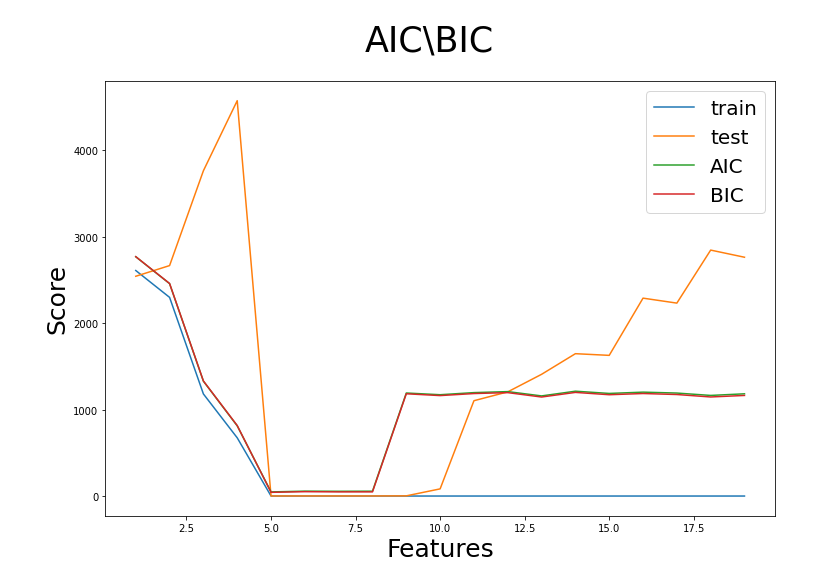
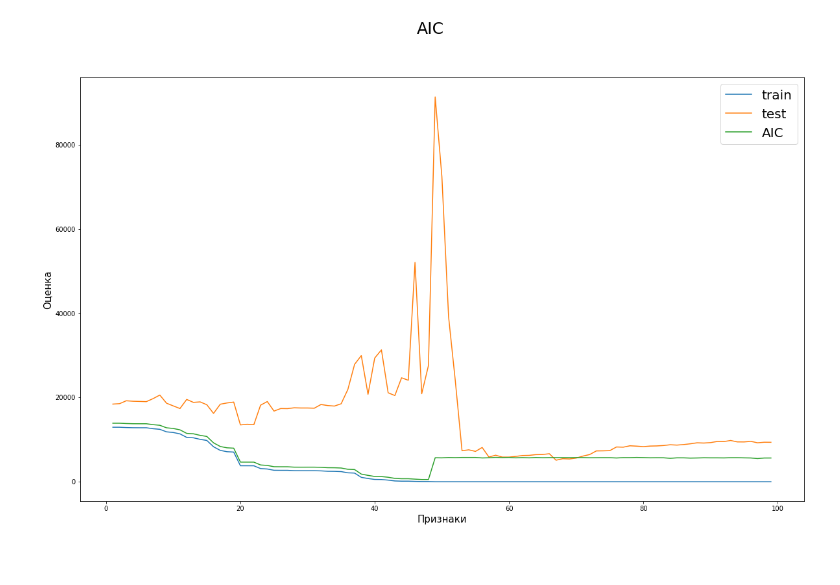
Before and after one commit to sefayehalilova/ROIM, a Jupyter notebook: bic_aic.ipynb, the cells around one changed output. Drawn from its saved outputs; the diff is of its cells as text; code cells hidden in the pictures; blank space fills up the shorter version.

```diff
--- a/bic_aic.ipynb
+++ b/bic_aic.ipynb
@@ -16,6 +26,5 @@ from sklearn.model_selection import cross_val_score
 # %%
-# dataset,y = make_regression(100,100,10,noise=0.2,random_state=2)
-# dataset,y = make_regression(100,100,10,noise=0.5,random_state=4)
-dataset,y = make_regression(20,20,2,noise=0.5)
+dataset, y = make_regression(100,100,10,noise=0.5,random_state=2)
+#dataset, y = make_regression(20, 20, 2, noise=0.5)
 dataset = pd.DataFrame(dataset)
 # %%
@@ -71,13 +65,12 @@ print(BICS)
 # %%
-plt.figure(figsize=(12,8))
+plt.figure(figsize=(20,12))
 plt.plot(indexes, MSE_train)
 plt.plot(indexes, MSE_test)
 plt.plot(indexes, AICS)
-plt.plot(indexes, BICS)
-plt.legend(['train','test', 'AIC', 'BIC'], fontsize='20')
-plt.suptitle('AIC\BIC', fontsize="35")
-plt.xlabel('Features', fontsize="25")
-plt.ylabel('Score', fontsize="25")
+plt.legend(['train', 'test', 'AIC'], fontsize='20')
+plt.suptitle('AIC', fontsize="25")
+plt.xlabel('Признаки', fontsize="15")
+plt.ylabel('Оценка', fontsize="15")
 plt.show()
 # %% [output]
-[figure, old version]
+[figure, new version]
```
Also changed, not shown: parts of 7 cells of this notebook.
